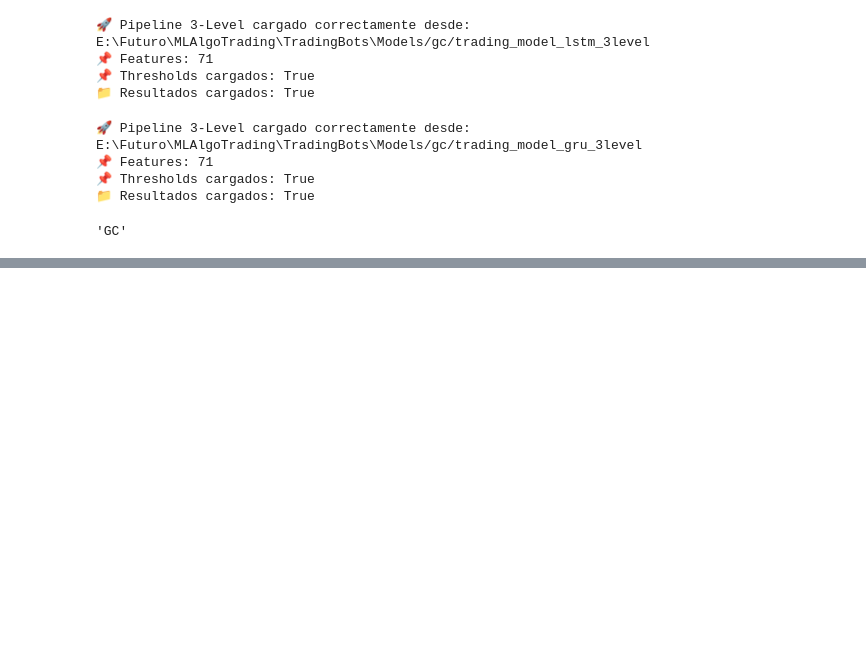
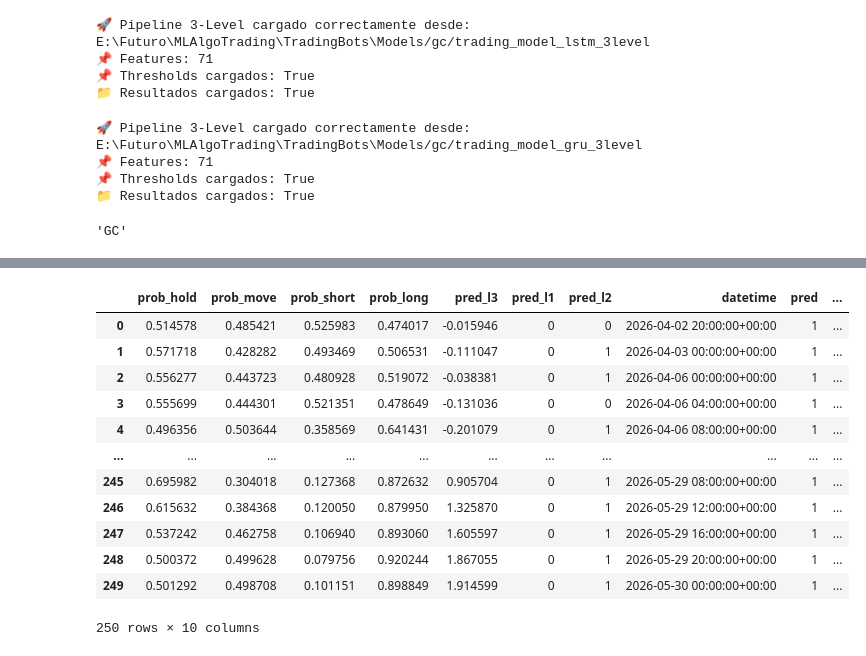
Before and after one commit to LijunZhou000/ML-Algorithmic-Trading, a Jupyter notebook: TradingBots/Notebooks/P4TrestingTriple.ipynb, the cells around one changed output, grey strips where cells are left out. Saved outputs shown, nothing was run; the diff lists cells and outputs as text; code cells hidden in the pictures; blank space fills up the shorter version.

```diff
--- a/TradingBots/Notebooks/P4TrestingTriple.ipynb
+++ b/TradingBots/Notebooks/P4TrestingTriple.ipynb
@@ -358,0 +303,6 @@ array([[       nan,        nan],
+# %%
+df_probs["pred"] = np.where(
+    df_probs["pred_l1"] == 0,
+    1,
+    np.where(df_probs["pred_l2"] == 0, 0, 2)
+)
@@ -358,0 +360,20 @@ array([[       nan,        nan],
+# %%
+df_probs["datetime"] = pd.to_datetime(df_probs["datetime"], utc=True)
+# %%
+df_merged = df_probs.merge(df_final_triple_real[["datetime","target_class"]], left_on="datetime", right_on="datetime", how="left")
+# %%
+df_merged
+# %% [output]
+|  | prob_hold | prob_move | prob_short | prob_long | pred_l3 | pred_l1 | pred_l2 | datetime | pred | ... |
+| 0 | 0.514578 | 0.485421 | 0.525983 | 0.474017 | -0.015946 | 0 | 0 | 2026-04-02 20:00:00+00:00 | 1 | ... |
+| 1 | 0.571718 | 0.428282 | 0.493469 | 0.506531 | -0.111047 | 0 | 1 | 2026-04-03 00:00:00+00:00 | 1 | ... |
+| 2 | 0.556277 | 0.443723 | 0.480928 | 0.519072 | -0.038381 | 0 | 1 | 2026-04-06 00:00:00+00:00 | 1 | ... |
+| 3 | 0.555699 | 0.444301 | 0.521351 | 0.478649 | -0.131036 | 0 | 0 | 2026-04-06 04:00:00+00:00 | 1 | ... |
+| 4 | 0.496356 | 0.503644 | 0.358569 | 0.641431 | -0.201079 | 0 | 1 | 2026-04-06 08:00:00+00:00 | 1 | ... |
+| ... | ... | ... | ... | ... | ... | ... | ... | ... | ... | ... |
+| 245 | 0.695982 | 0.304018 | 0.127368 | 0.872632 | 0.905704 | 0 | 1 | 2026-05-29 08:00:00+00:00 | 1 | ... |
+| 246 | 0.615632 | 0.384368 | 0.120050 | 0.879950 | 1.325870 | 0 | 1 | 2026-05-29 12:00:00+00:00 | 1 | ... |
+| 247 | 0.537242 | 0.462758 | 0.106940 | 0.893060 | 1.605597 | 0 | 1 | 2026-05-29 16:00:00+00:00 | 1 | ... |
+| 248 | 0.500372 | 0.499628 | 0.079756 | 0.920244 | 1.867055 | 0 | 1 | 2026-05-29 20:00:00+00:00 | 1 | ... |
+| 249 | 0.501292 | 0.498708 | 0.101151 | 0.898849 | 1.914599 | 0 | 1 | 2026-05-30 00:00:00+00:00 | 1 | ... |
+250 rows × 10 columns
```
Also changed, not shown: parts of 111 cells of this notebook, 3 other files.
